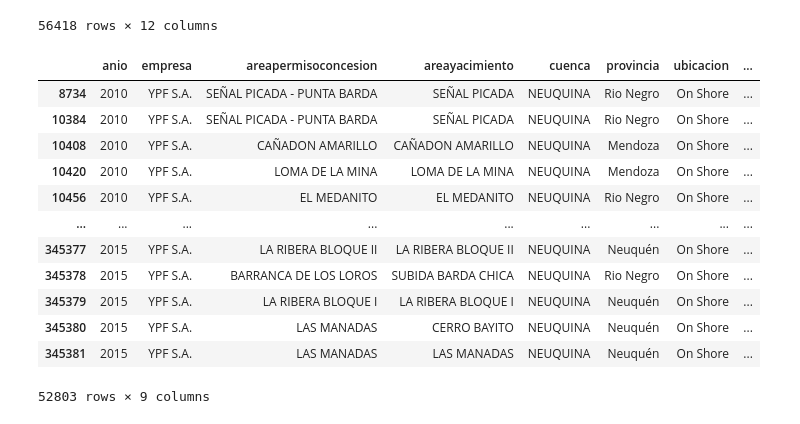
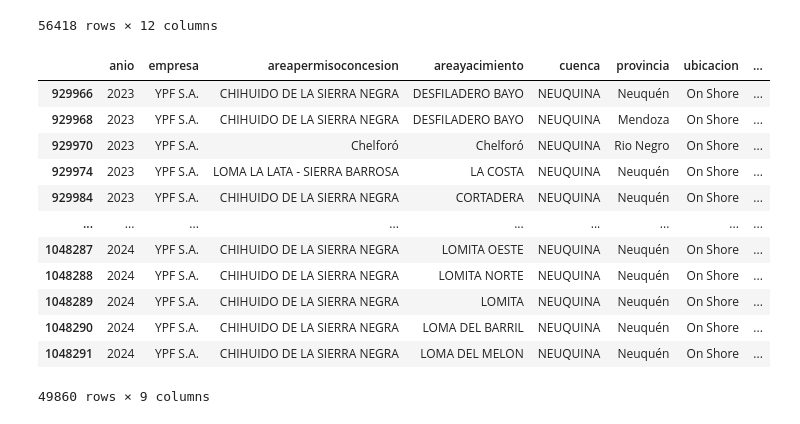
Before and after one commit to antonellafontanetto/DataScience-Entregas, a Jupyter notebook: Proyecto_YPF_4x4_AntoV2.ipynb, the cells around one changed output. Cells and saved outputs as stored; diff of their text form; code cells hidden in the pictures.

```diff
--- a/Proyecto_YPF_4x4_AntoV2.ipynb
+++ b/Proyecto_YPF_4x4_AntoV2.ipynb
@@ -62,19 +96,19 @@ prod_ypf
 | 199448 | 2024 | 0.00 | 0.00 | Parado Transitoriamente | Gasífero | YPF S.A. | 4455.0 | LAS TACANAS | NEUQUINA | ... |
 56418 rows × 12 columns
 # %%
-pozos_ypf = pozosterminados[(pozosterminados['empresa'] == 'YPF S.A.')&(pozosterminados['cuenca'] == 'NEUQUINA')&(produccion['anio']>2022)]
+pozos_ypf = pozosterminados[(pozosterminados['empresa'] == 'YPF S.A.')&(pozosterminados['cuenca'] == 'NEUQUINA')&(pozosterminados['anio']>2022)]
 pozos_ypf
 # %% [output]
 |  | anio | empresa | areapermisoconcesion | areayacimiento | cuenca | provincia | ubicacion | ... |
-| 8734 | 2010 | YPF S.A. | SEÑAL PICADA - PUNTA BARDA | SEÑAL PICADA | NEUQUINA | Rio Negro | On Shore | ... |
-| 10384 | 2010 | YPF S.A. | SEÑAL PICADA - PUNTA BARDA | SEÑAL PICADA | NEUQUINA | Rio Negro | On Shore | ... |
-| 10408 | 2010 | YPF S.A. | CAÑADON AMARILLO | CAÑADON AMARILLO | NEUQUINA | Mendoza | On Shore | ... |
-| 10420 | 2010 | YPF S.A. | LOMA DE LA MINA | LOMA DE LA MINA | NEUQUINA | Mendoza | On Shore | ... |
-| 10456 | 2010 | YPF S.A. | EL MEDANITO | EL MEDANITO | NEUQUINA | Rio Negro | On Shore | ... |
+| 929966 | 2023 | YPF S.A. | CHIHUIDO DE LA SIERRA NEGRA | DESFILADERO BAYO | NEUQUINA | Neuquén | On Shore | ... |
+| 929968 | 2023 | YPF S.A. | CHIHUIDO DE LA SIERRA NEGRA | DESFILADERO BAYO | NEUQUINA | Mendoza | On Shore | ... |
+| 929970 | 2023 | YPF S.A. | Chelforó | Chelforó | NEUQUINA | Rio Negro | On Shore | ... |
+| 929974 | 2023 | YPF S.A. | LOMA LA LATA - SIERRA BARROSA | LA COSTA | NEUQUINA | Neuquén | On Shore | ... |
+| 929984 | 2023 | YPF S.A. | CHIHUIDO DE LA SIERRA NEGRA | CORTADERA | NEUQUINA | Neuquén | On Shore | ... |
 | ... | ... | ... | ... | ... | ... | ... | ... | ... |
-| 345377 | 2015 | YPF S.A. | LA RIBERA BLOQUE II | LA RIBERA BLOQUE II | NEUQUINA | Neuquén | On Shore | ... |
-| 345378 | 2015 | YPF S.A. | BARRANCA DE LOS LOROS | SUBIDA BARDA CHICA | NEUQUINA | Rio Negro | On Shore | ... |
-| 345379 | 2015 | YPF S.A. | LA RIBERA BLOQUE I | LA RIBERA BLOQUE I | NEUQUINA | Neuquén | On Shore | ... |
-| 345380 | 2015 | YPF S.A. | LAS MANADAS | CERRO BAYITO | NEUQUINA | Neuquén | On Shore | ... |
-| 345381 | 2015 | YPF S.A. | LAS MANADAS | LAS MANADAS | NEUQUINA | Neuquén | On Shore | ... |
+| 1048287 | 2024 | YPF S.A. | CHIHUIDO DE LA SIERRA NEGRA | LOMITA OESTE | NEUQUINA | Neuquén | On Shore | ... |
+| 1048288 | 2024 | YPF S.A. | CHIHUIDO DE LA SIERRA NEGRA | LOMITA NORTE | NEUQUINA | Neuquén | On Shore | ... |
+| 1048289 | 2024 | YPF S.A. | CHIHUIDO DE LA SIERRA NEGRA | LOMITA | NEUQUINA | Neuquén | On Shore | ... |
+| 1048290 | 2024 | YPF S.A. | CHIHUIDO DE LA SIERRA NEGRA | LOMA DEL BARRIL | NEUQUINA | Neuquén | On Shore | ... |
+| 1048291 | 2024 | YPF S.A. | CHIHUIDO DE LA SIERRA NEGRA | LOMA DEL MELON | NEUQUINA | Neuquén | On Shore | ... |
-52803 rows × 9 columns
+49860 rows × 9 columns
```
Also changed, not shown: parts of 5 cells of this notebook.
